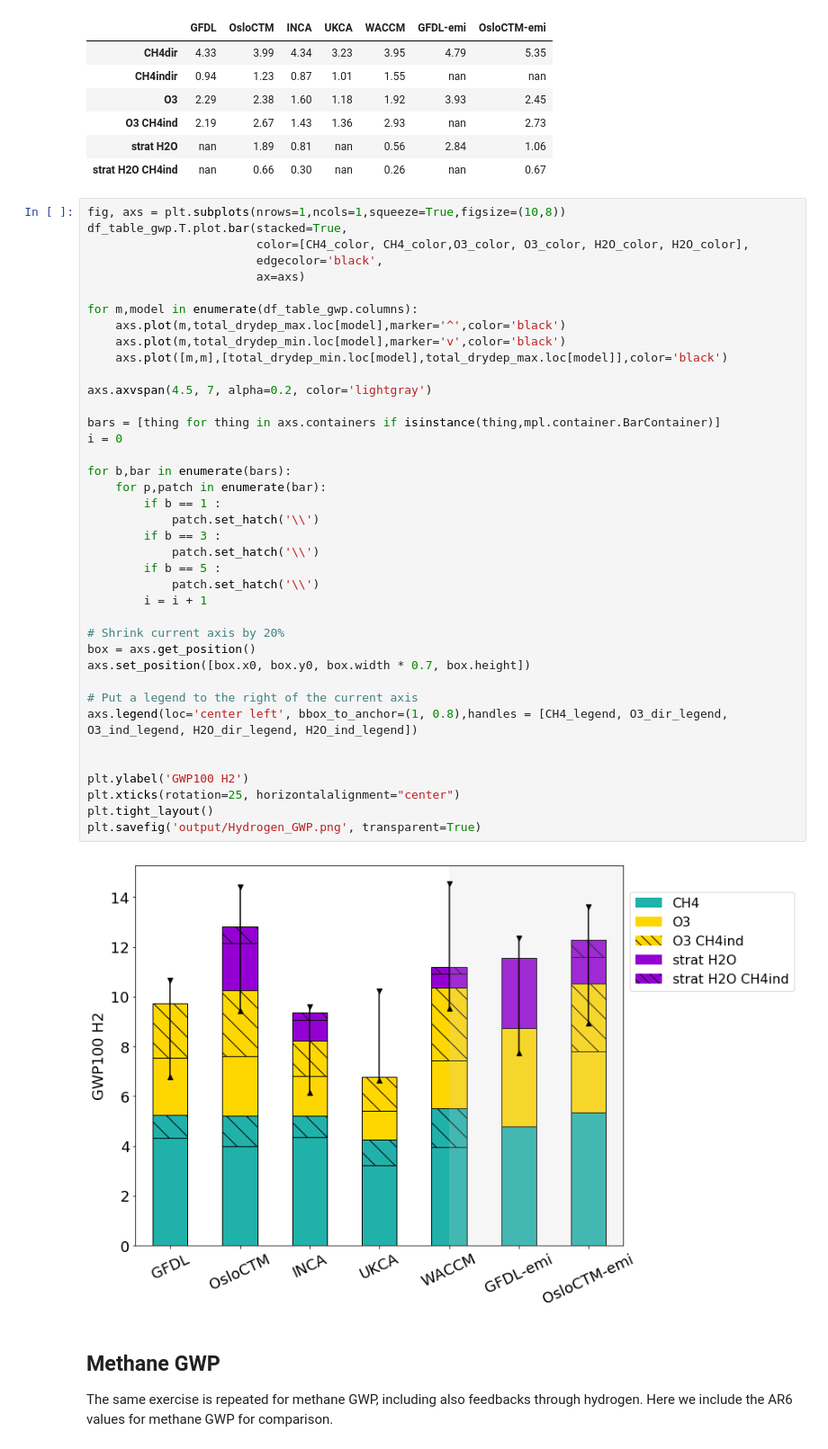
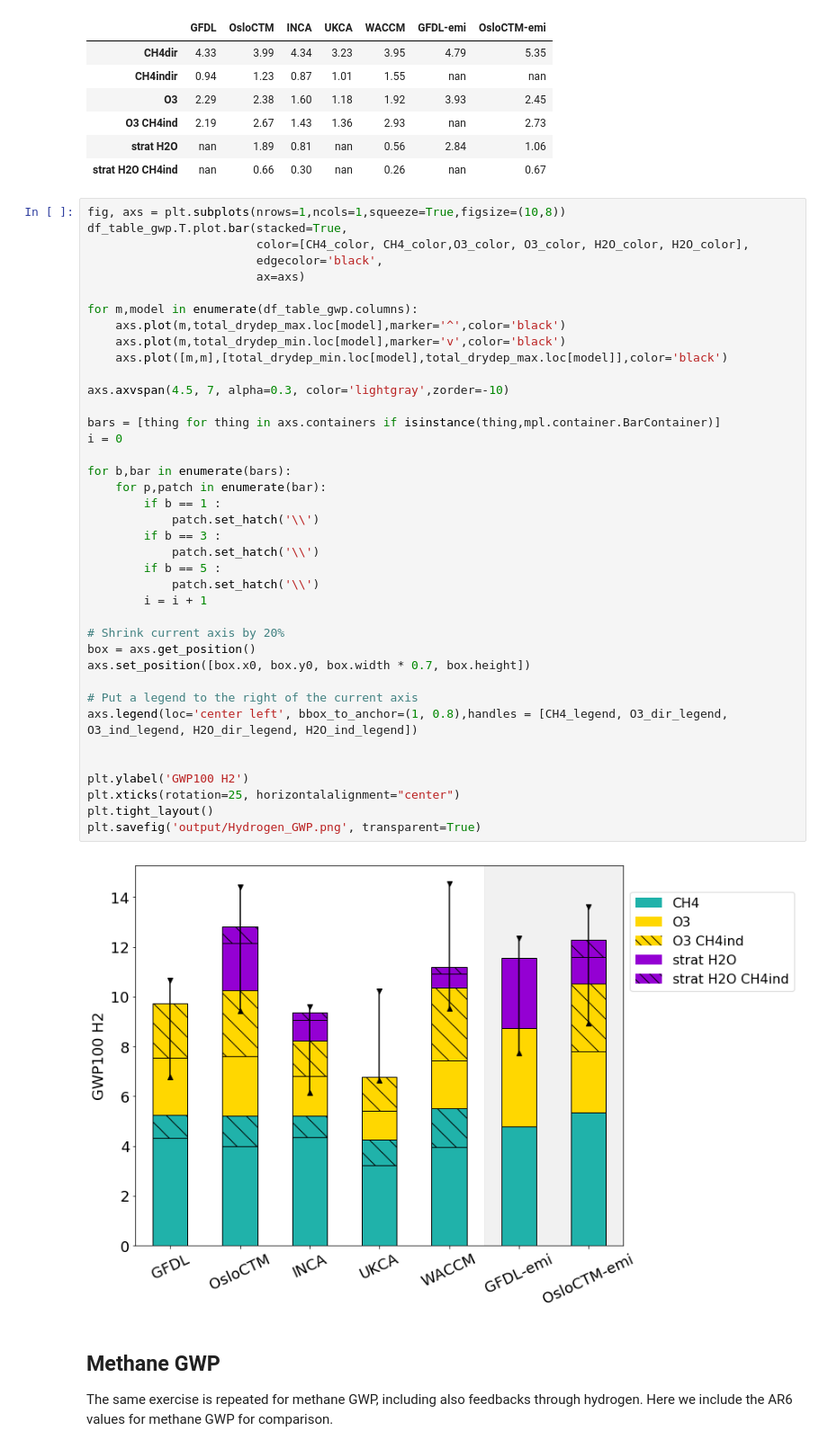
Before and after one commit to ciceroOslo/Hydrogen_GWP, a Jupyter notebook: hydrogen_figures.ipynb, the cells around one changed output. Shown at 90% size. Drawn from its saved outputs; the diff is of its cells as text.

Commit message:
sorted and shading in GWP figure (try2)

```diff
--- a/hydrogen_figures.ipynb
+++ b/hydrogen_figures.ipynb
@@ -108,35 +108,35 @@ for m,model in enumerate(df_table_gwp.columns):
     axs.plot(m,total_drydep_min.loc[model],marker='v',color='black')
     axs.plot([m,m],[total_drydep_min.loc[model],total_drydep_max.loc[model]],color='black')
 
-axs.axvspan(4.5, 7, alpha=0.2, color='lightgray')
+axs.axvspan(4.5, 7, alpha=0.3, color='lightgray',zorder=-10)
 
 bars = [thing for thing in axs.containers if isinstance(thing,mpl.container.BarContainer)]
 i = 0
 
 for b,bar in enumerate(bars):
     for p,patch in enumerate(bar):
         if b == 1 :
             patch.set_hatch('\\')
         if b == 3 :
             patch.set_hatch('\\')
         if b == 5 :
             patch.set_hatch('\\')
         i = i + 1
 
 # Shrink current axis by 20%
 box = axs.get_position()
 axs.set_position([box.x0, box.y0, box.width * 0.7, box.height])
 
 # Put a legend to the right of the current axis
 axs.legend(loc='center left', bbox_to_anchor=(1, 0.8),handles = [CH4_legend, O3_dir_legend, O3_ind_legend, H2O_dir_legend, H2O_ind_legend])
 
 
 plt.ylabel('GWP100 H2')
 plt.xticks(rotation=25, horizontalalignment="center")
 plt.tight_layout()
 plt.savefig('output/Hydrogen_GWP.png', transparent=True)
 # %% [output]
-[figure, old version]
+[figure, new version]
 # %% [markdown]
 ## Methane GWP
 The same exercise is repeated for methane GWP, including also feedbacks through hydrogen. Here we include the AR6 values for methane GWP for comparison.
```
